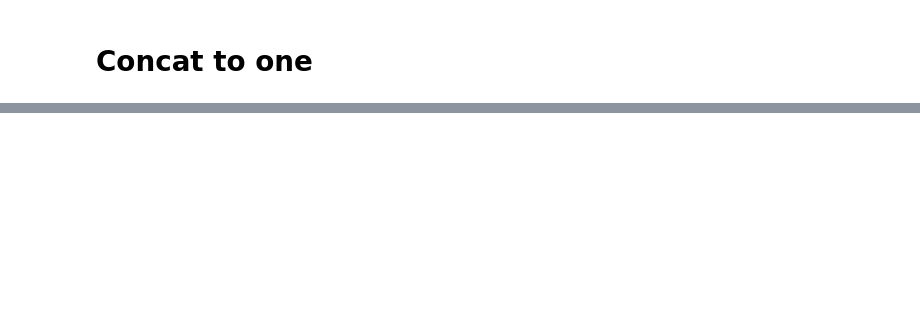
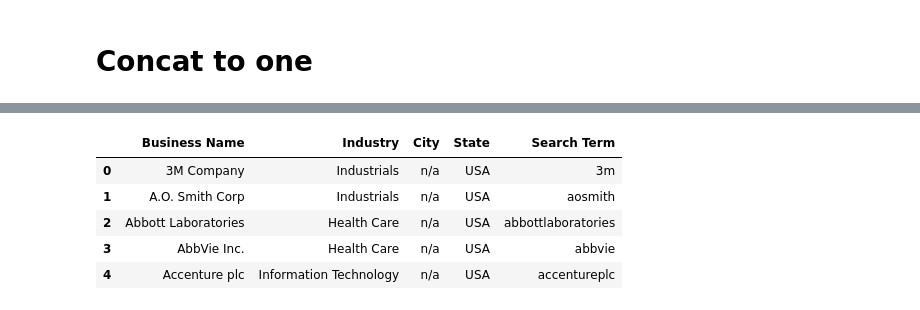
Before and after one commit to skpark-tech/NamingMatters, a Jupyter notebook: Business License Data.ipynb, the cells around one changed output, grey strips where cells are left out. Saved outputs shown, nothing was run; the diff lists cells and outputs as text; code cells hidden in the pictures; blank space fills up the shorter version.

```diff
--- a/Business License Data.ipynb
+++ b/Business License Data.ipynb
@@ -377,0 +1099,14 @@ type(result['Business Name'])
+# %%
+def nameCleaner(name):
+    name = name.lower()
+    name = name.split()
+    #eng_stopwords = set(stopwords.words("english"))
+    #name = [w for w in name if not w in eng_stopwords]
+    company_stopwords = set(['group', 'company', 'limited', 'cos', 'dba', 'lllp', 'ltd', 'sa', 'ag', 'pllc', 'pl', 'nv', 'ltcc', 'bv', 'gmblt', 'llc', 'sia', 'sta', 'inc', 'co', 'corp', 'pte'])
+    a= []
+    for w in name:
+        w = re.sub('[^a-zA-Z0-9]+', '',w)
+        if(w not in company_stopwords):
+            a.append(w)
+    name = ''.join(a)
+    return name
@@ -377,0 +1123,12 @@ type(result['Business Name'])
+# %%
+result['Business Name'] = result['Business Name'].astype(str)
+# %%
+result['Search Term'] = result['Business Name'].apply(nameCleaner)
+result.head()
+# %% [output]
+|  | Business Name | Industry | City | State | Search Term |
+| 0 | 3M Company | Industrials | n/a | USA | 3m |
+| 1 | A.O. Smith Corp | Industrials | n/a | USA | aosmith |
+| 2 | Abbott Laboratories | Health Care | n/a | USA | abbottlaboratories |
+| 3 | AbbVie Inc. | Health Care | n/a | USA | abbvie |
+| 4 | Accenture plc | Information Technology | n/a | USA | accentureplc |
```
Also changed, not shown: parts of 108 cells of this notebook.
